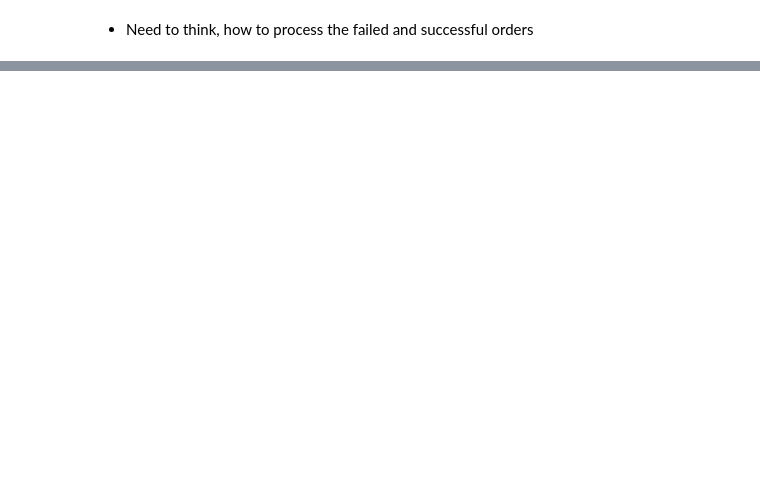
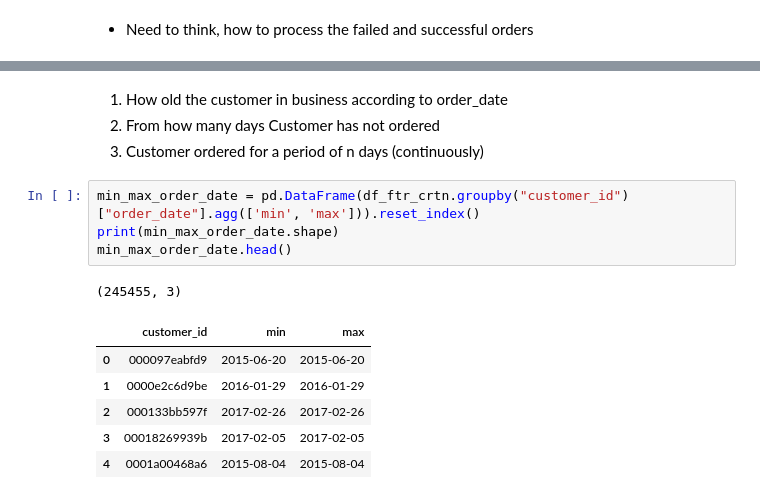
Before and after one commit to ashutosh3060/returning-customer-prediction, a Jupyter notebook: data_transformation.ipynb, the cells around one changed output, grey strips where cells are left out. Saved outputs shown, nothing was run; the diff lists cells and outputs as text; blank space fills up the shorter version.

```diff
--- a/data_transformation.ipynb
+++ b/data_transformation.ipynb
@@ -305,0 +321,16 @@ df.loc[df["customer_id"]=="fffe9d5a8d41"]
+# %% [markdown]
+1. How old the customer in business according to order_date
+2. From how many days Customer has not ordered
+3. Customer ordered for a period of n days (continuously)
+# %%
+min_max_order_date = pd.DataFrame(df_ftr_crtn.groupby("customer_id")["order_date"].agg(['min', 'max'])).reset_index()
+print(min_max_order_date.shape)
+min_max_order_date.head()
+# %% [output]
+(245455, 3)
+|  | customer_id | min | max |
+| 0 | 000097eabfd9 | 2015-06-20 | 2015-06-20 |
+| 1 | 0000e2c6d9be | 2016-01-29 | 2016-01-29 |
+| 2 | 000133bb597f | 2017-02-26 | 2017-02-26 |
+| 3 | 00018269939b | 2017-02-05 | 2017-02-05 |
+| 4 | 0001a00468a6 | 2015-08-04 | 2015-08-04 |
```
Also changed, not shown: parts of 6 cells of this notebook.
